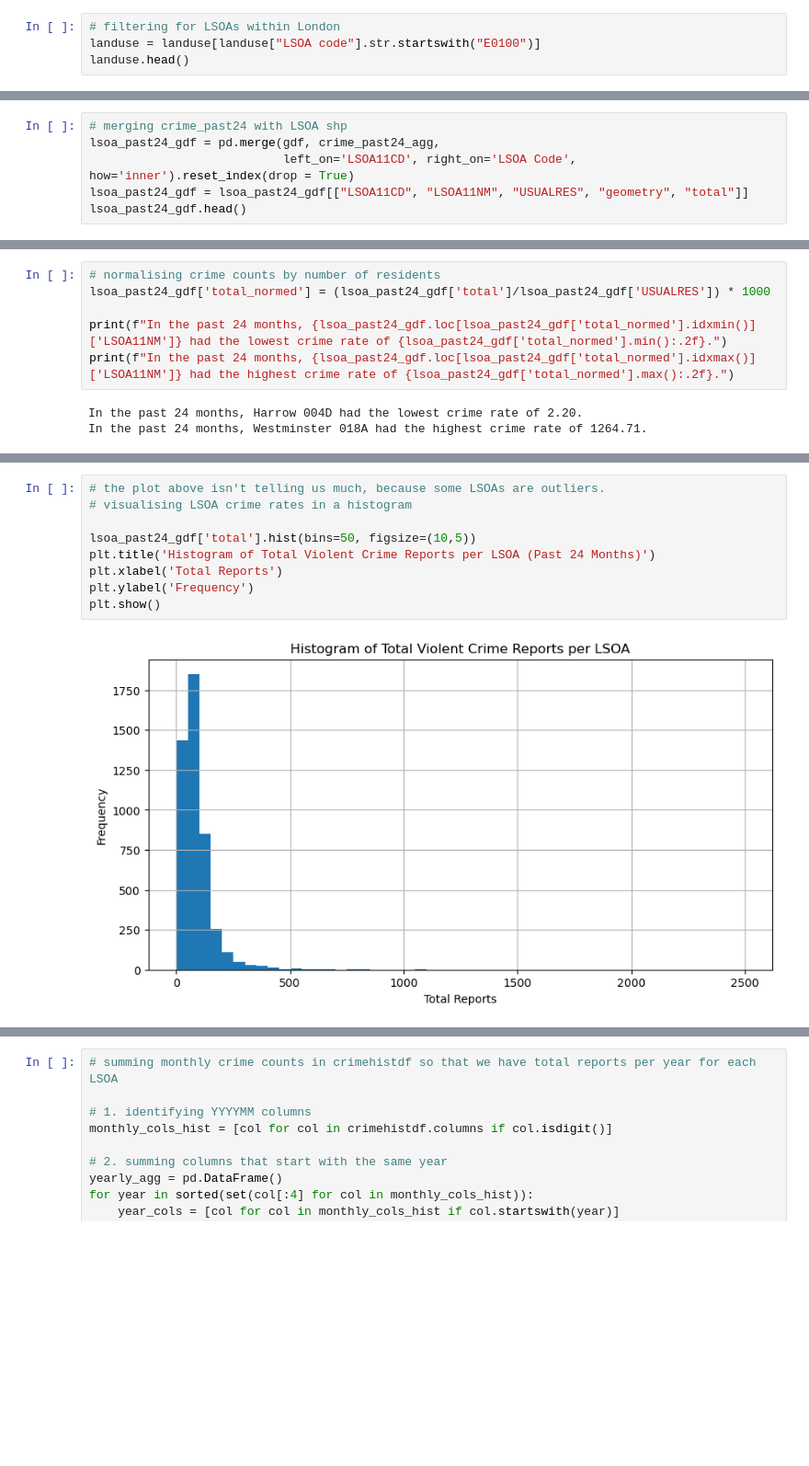
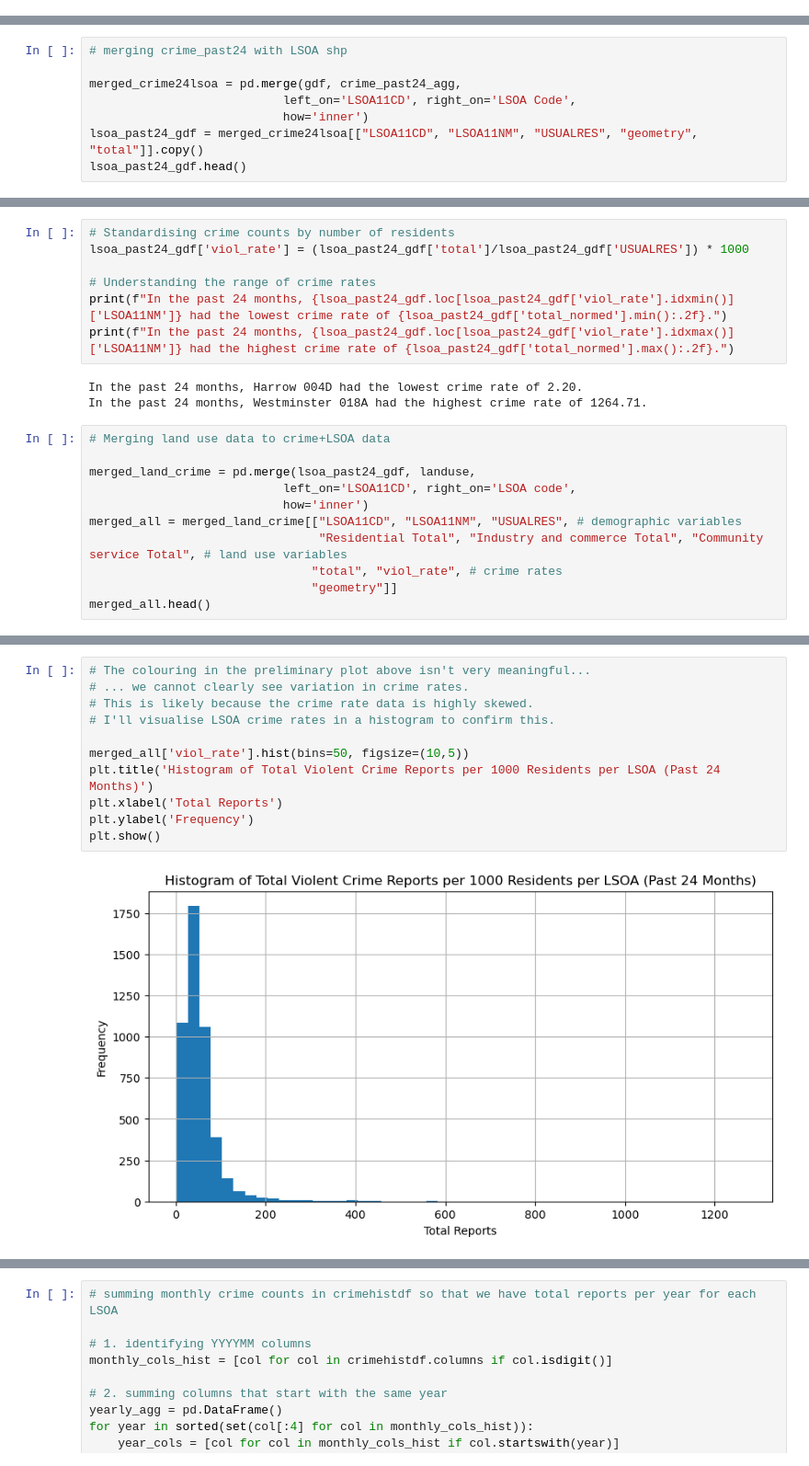
Before and after one commit to jyjylow/casa0006-assessment, a Jupyter notebook: CASA0006_Assessment.ipynb, the cells around one changed output, grey strips where cells are left out. Shown at 92% size. Drawn from its saved outputs; the diff is of its cells as text; blank space fills up the shorter version.

```diff
--- a/CASA0006_Assessment.ipynb
+++ b/CASA0006_Assessment.ipynb
@@ -316,7 +321,3 @@ Residential Total              float64
 Industry and commerce Total    float64
 Community service Total        float64
 dtype: object
-# %%
-# filtering for LSOAs within London
-landuse = landuse[landuse["LSOA code"].str.startswith("E0100")]
-landuse.head()
@@ -356,9 +350,11 @@ Total Violent Crime Counts (Past 24 Months):
 4  E01000011  Barking and Dagenham 016C    122
 # %%
 # merging crime_past24 with LSOA shp
-lsoa_past24_gdf = pd.merge(gdf, crime_past24_agg,
-                           left_on='LSOA11CD', right_on='LSOA Code', how='inner').reset_index(drop = True)
-lsoa_past24_gdf = lsoa_past24_gdf[["LSOA11CD", "LSOA11NM", "USUALRES", "geometry", "total"]]
+
+merged_crime24lsoa = pd.merge(gdf, crime_past24_agg,
+                           left_on='LSOA11CD', right_on='LSOA Code',
+                           how='inner')
+lsoa_past24_gdf = merged_crime24lsoa[["LSOA11CD", "LSOA11NM", "USUALRES", "geometry", "total"]].copy()
 lsoa_past24_gdf.head()
 # %% [output]
 |  | LSOA11CD | LSOA11NM | USUALRES | geometry | total |
@@ -402,9 +392,21 @@ LSOAs missing from crime dataset:
 # %%
-# normalising crime counts by number of residents
-lsoa_past24_gdf['total_normed'] = (lsoa_past24_gdf['total']/lsoa_past24_gdf['USUALRES']) * 1000
+# Standardising crime counts by number of residents
+lsoa_past24_gdf['viol_rate'] = (lsoa_past24_gdf['total']/lsoa_past24_gdf['USUALRES']) * 1000
 
-print(f"In the past 24 months, {lsoa_past24_gdf.loc[lsoa_past24_gdf['total_normed'].idxmin()]['LSOA11NM']} had the lowest crime rate of {lsoa_past24_gdf['total_normed'].min():.2f}.")
-print(f"In the past 24 months, {lsoa_past24_gdf.loc[lsoa_past24_gdf['total_normed'].idxmax()]['LSOA11NM']} had the highest crime rate of {lsoa_past24_gdf['total_normed'].max():.2f}.")
+# Understanding the range of crime rates
+print(f"In the past 24 months, {lsoa_past24_gdf.loc[lsoa_past24_gdf['viol_rate'].idxmin()]['LSOA11NM']} had the lowest crime rate of {lsoa_past24_gdf['total_normed'].min():.2f}.")
+print(f"In the past 24 months, {lsoa_past24_gdf.loc[lsoa_past24_gdf['viol_rate'].idxmax()]['LSOA11NM']} had the highest crime rate of {lsoa_past24_gdf['total_normed'].max():.2f}.")
 # %% [output]
 In the past 24 months, Harrow 004D had the lowest crime rate of 2.20.
 In the past 24 months, Westminster 018A had the highest crime rate of 1264.71.
+# %%
+# Merging land use data to crime+LSOA data
+
+merged_land_crime = pd.merge(lsoa_past24_gdf, landuse,
+                           left_on='LSOA11CD', right_on='LSOA code',
+                           how='inner')
+merged_all = merged_land_crime[["LSOA11CD", "LSOA11NM", "USUALRES", # demographic variables
+                                "Residential Total", "Industry and commerce Total", "Community service Total", # land use variables
+                               "total", "viol_rate", # crime rates
+                               "geometry"]]
+merged_all.head()
@@ -421,13 +431,15 @@ plt.show()
 # %% [output]
 [figure]
 # %%
-# the plot above isn't telling us much, because some LSOAs are outliers.
-# visualising LSOA crime rates in a histogram
+# The colouring in the preliminary plot above isn't very meaningful...
+# ... we cannot clearly see variation in crime rates.
+# This is likely because the crime rate data is highly skewed.
+# I'll visualise LSOA crime rates in a histogram to confirm this.
 
-lsoa_past24_gdf['total'].hist(bins=50, figsize=(10,5))
-plt.title('Histogram of Total Violent Crime Reports per LSOA (Past 24 Months)')
+merged_all['viol_rate'].hist(bins=50, figsize=(10,5))
+plt.title('Histogram of Total Violent Crime Reports per 1000 Residents per LSOA (Past 24 Months)')
 plt.xlabel('Total Reports')
 plt.ylabel('Frequency')
 plt.show()
 # %% [output]
-[figure, old version]
+[figure, new version]
```
Also changed, not shown: parts of 46 cells of this notebook.
